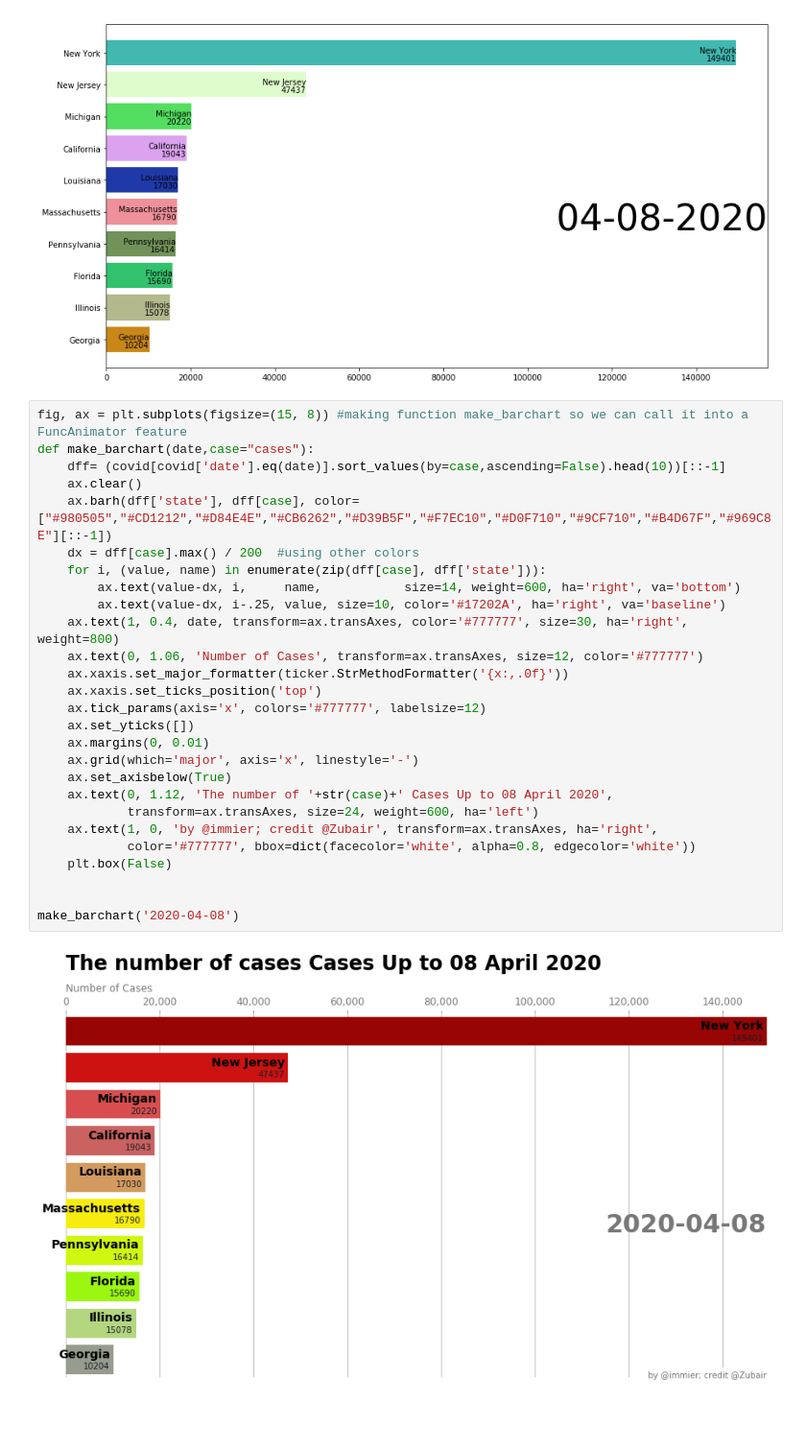
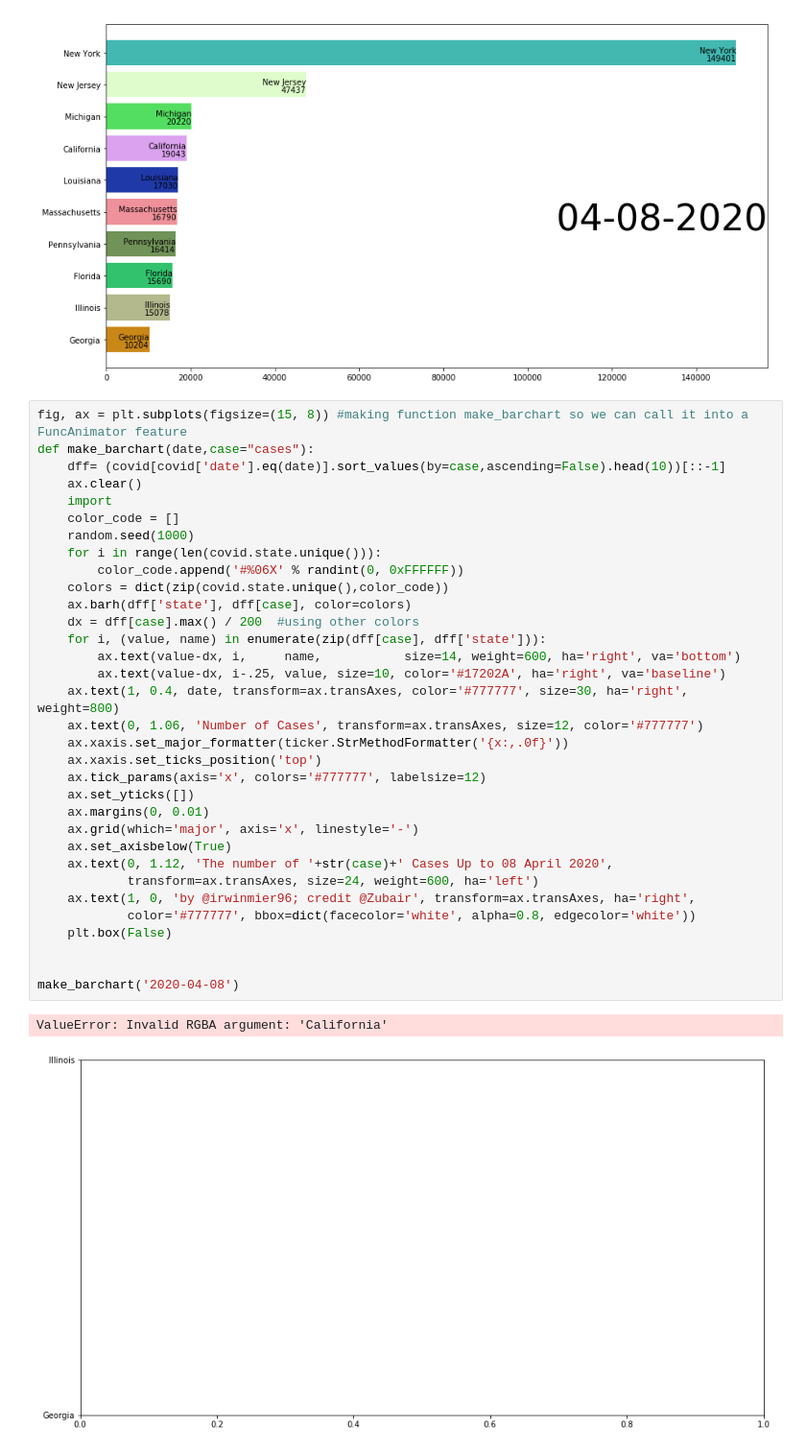
Before and after one commit to irwinmier96/Extra_Side_Projects, a Jupyter notebook: Coronavirus Cases by U.S County 2020/cases_US_state_over_time_running_chart.ipynb, the cells around one changed output. Shown at 96% size. Saved outputs shown, nothing was run; the diff lists cells and outputs as text; blank space fills up the shorter version.

Commit message:
changing the method of color attribution to the graph

```diff
--- a/Coronavirus Cases by U.S County 2020/cases_US_state_over_time_running_chart.ipynb
+++ b/Coronavirus Cases by U.S County 2020/cases_US_state_over_time_running_chart.ipynb
@@ -77,29 +76,36 @@ Text(1, 0.4, '04-08-2020')
 # %%
 fig, ax = plt.subplots(figsize=(15, 8)) #making function make_barchart so we can call it into a FuncAnimator feature
 def make_barchart(date,case="cases"):
     dff= (covid[covid['date'].eq(date)].sort_values(by=case,ascending=False).head(10))[::-1]
     ax.clear()
-    ax.barh(dff['state'], dff[case], color=["#980505","#CD1212","#D84E4E","#CB6262","#D39B5F","#F7EC10","#D0F710","#9CF710","#B4D67F","#969C8E"][::-1])
+    import
+    color_code = []
+    random.seed(1000)
+    for i in range(len(covid.state.unique())):
+        color_code.append('#%06X' % randint(0, 0xFFFFFF))
+    colors = dict(zip(covid.state.unique(),color_code))
+    ax.barh(dff['state'], dff[case], color=colors)
     dx = dff[case].max() / 200  #using other colors
     for i, (value, name) in enumerate(zip(dff[case], dff['state'])):
         ax.text(value-dx, i,     name,           size=14, weight=600, ha='right', va='bottom')
         ax.text(value-dx, i-.25, value, size=10, color='#17202A', ha='right', va='baseline')
     ax.text(1, 0.4, date, transform=ax.transAxes, color='#777777', size=30, ha='right', weight=800)
     ax.text(0, 1.06, 'Number of Cases', transform=ax.transAxes, size=12, color='#777777')
     ax.xaxis.set_major_formatter(ticker.StrMethodFormatter('{x:,.0f}'))
     ax.xaxis.set_ticks_position('top')
     ax.tick_params(axis='x', colors='#777777', labelsize=12)
     ax.set_yticks([])
     ax.margins(0, 0.01)
     ax.grid(which='major', axis='x', linestyle='-')
     ax.set_axisbelow(True)
     ax.text(0, 1.12, 'The number of '+str(case)+' Cases Up to 08 April 2020',
             transform=ax.transAxes, size=24, weight=600, ha='left')
-    ax.text(1, 0, 'by @immier; credit @Zubair', transform=ax.transAxes, ha='right',
+    ax.text(1, 0, 'by @irwinmier96; credit @Zubair', transform=ax.transAxes, ha='right',
             color='#777777', bbox=dict(facecolor='white', alpha=0.8, edgecolor='white'))
     plt.box(False)
 
 
 make_barchart('2020-04-08')
 # %% [output]
+ValueError: Invalid RGBA argument: 'California'
-[figure, old version]
+[figure, new version]
```
Also changed, not shown: parts of 1 cell of this notebook.
